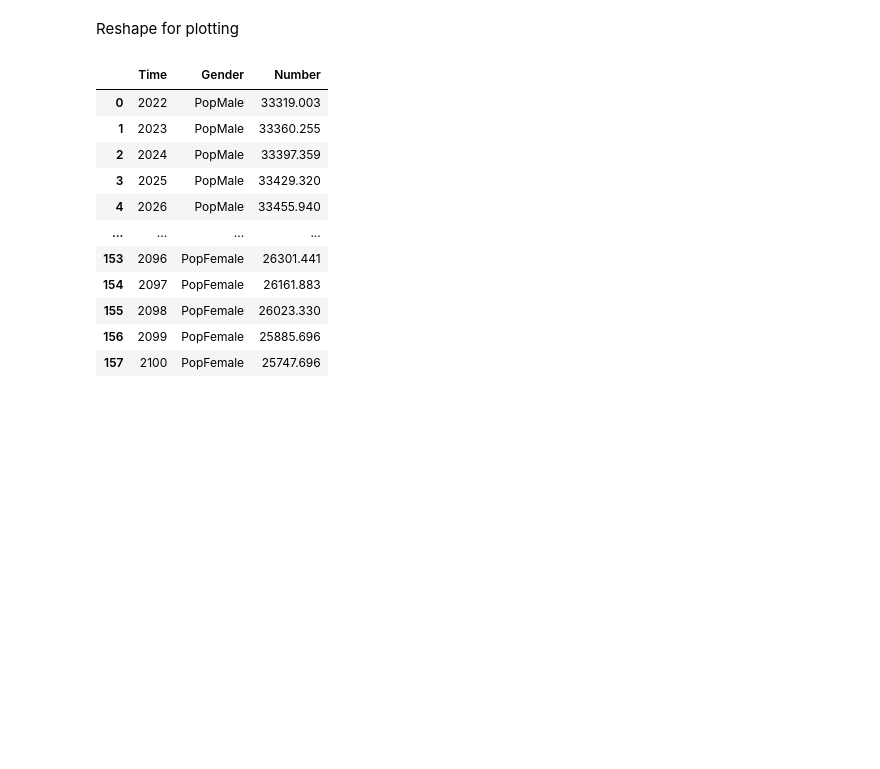
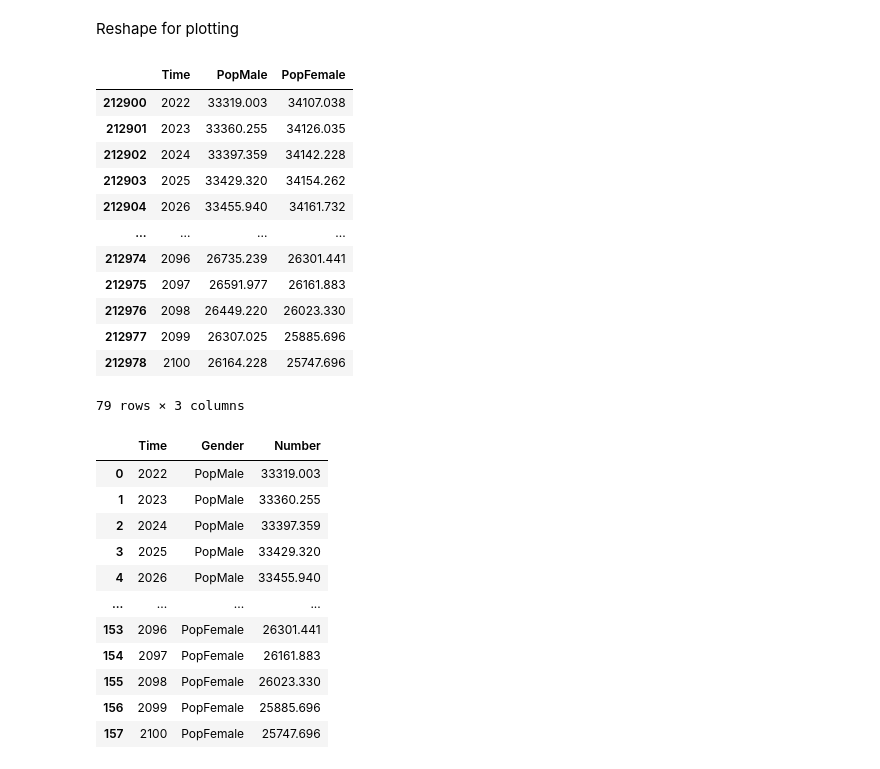
Before and after one commit to conceptbin/DA_Notebooks, a Jupyter notebook: visualisations/Population_1_Gender.ipynb, the cells around one changed output. Saved outputs shown, nothing was run; the diff lists cells and outputs as text; code cells hidden in the pictures; blank space fills up the shorter version.

```diff
--- a/visualisations/Population_1_Gender.ipynb
+++ b/visualisations/Population_1_Gender.ipynb
@@ -59,6 +73,22 @@ Reshape for plotting
 # %%
 # Select only columns relevant for the graph:
 df = df[['Time', 'PopMale', 'PopFemale']]
+# %%
+df
+# %% [output]
+|  | Time | PopMale | PopFemale |
+| 212900 | 2022 | 33319.003 | 34107.038 |
+| 212901 | 2023 | 33360.255 | 34126.035 |
+| 212902 | 2024 | 33397.359 | 34142.228 |
+| 212903 | 2025 | 33429.320 | 34154.262 |
+| 212904 | 2026 | 33455.940 | 34161.732 |
+| ... | ... | ... | ... |
+| 212974 | 2096 | 26735.239 | 26301.441 |
+| 212975 | 2097 | 26591.977 | 26161.883 |
+| 212976 | 2098 | 26449.220 | 26023.330 |
+| 212977 | 2099 | 26307.025 | 25885.696 |
+| 212978 | 2100 | 26164.228 | 25747.696 |
+79 rows × 3 columns
 # %%
 # Melt the male and female columns into one, in order to assign them to different lines
 df = df.melt("Time", var_name="Gender", value_name="Number")
```
Also changed, not shown: parts of 1 cell of this notebook, 7 other files.
